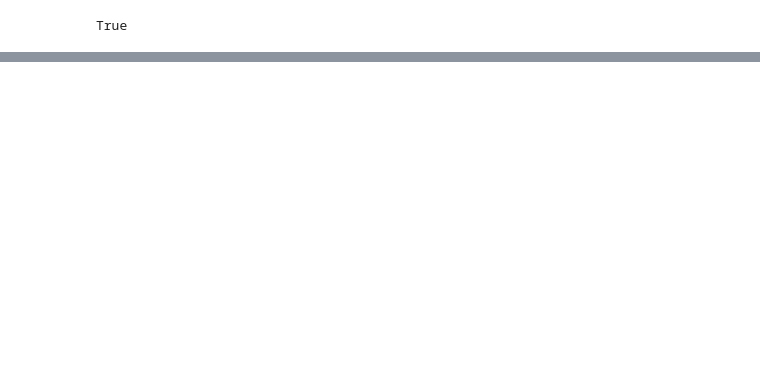
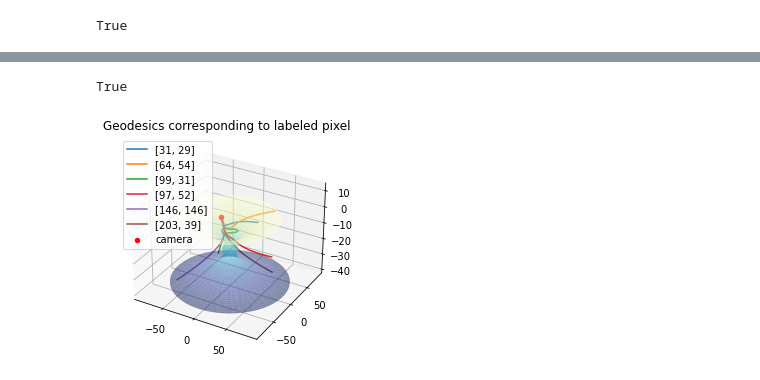
Before and after one commit to JelleVDS/Bachelorproef, a Jupyter notebook: ConsoleMeander.ipynb, the cells around one changed output, grey strips where cells are left out. Saved outputs shown, nothing was run; the diff lists cells and outputs as text; code cells hidden in the pictures; blank space fills up the shorter version.

Commit message:
Geodesics + pictures

```diff
--- a/ConsoleMeander.ipynb
+++ b/ConsoleMeander.ipynb
@@ -17,6 +17,6 @@ initial_q = np.array([12, np.pi, np.pi/2])
 print(initial_q)
 Grid_dimension = '3D'
 mode = 0
-Motion1, Grid1, CM1 = wrmhole.Simulate_DNeg(Smpl.Sympl_DNeg, Par, 0.02, 1500, initial_q, 20**2, 20**2, Grid_dimension, mode, wg.Grid_constr_3D_Sph)
+Motion1, Grid1, CM1 = wrmhole.Simulate_DNeg(Smpl.Sympl_DNeg, Par, 0.05, 2000, initial_q, 20**2, 20**2, Grid_dimension, mode, wg.Grid_constr_3D_Sph)
 # %% [output]
 [12.          3.14159265  1.57079633]
@@ -29,0 +60,16 @@ True
+# %%
+cv2.imwrite(os.path.join(path, "Pictures/Image "+"2DGr DNeg Scipy intgr."+str(Par)+" "+str(initial_q)+".png"),
+            255*wg.Make_Pict_RGBP(Motion2[-1, 1], wg.Grid_constr_2D(Motion2[-1, 1], 11, 1, 0.05)))
+# %% [output]
+True
+# %%
+Geo_label = None #list of strings for labeling geodesics, turn Geo_sel to None
+#Geo_Sel = None
+Geo_Sel = [[31,29],[64,54],[99,31],[97,52],[146,146],[203,39]]
+if Geo_Sel == None:
+    Geo_txt = ""
+else:
+    Geo_txt = str(Geo_Sel)
+wg.gdsc(Motion1, Par, "Pictures/geodesics "+Geo_txt+" DNeg Sympl"+str(Par)+" "+str(initial_q)+".png", path, Geo_label, Geo_Sel)
+# %% [output]
+[figure, added]
```
Also changed, not shown: parts of 4 cells of this notebook, 7 other files.
